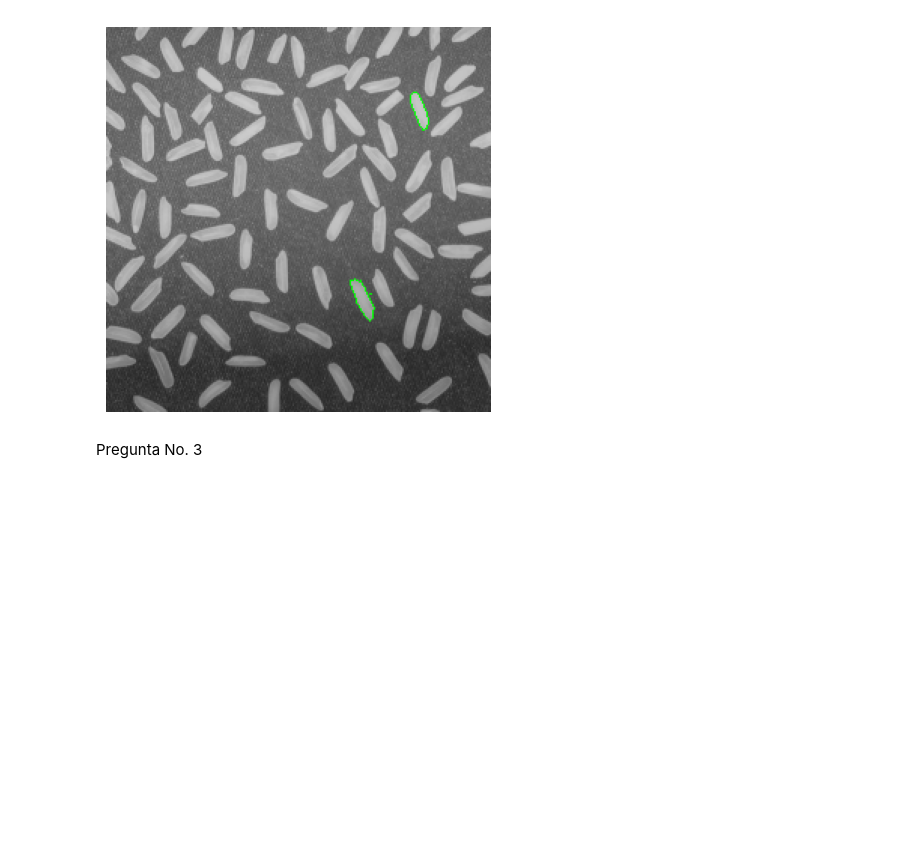
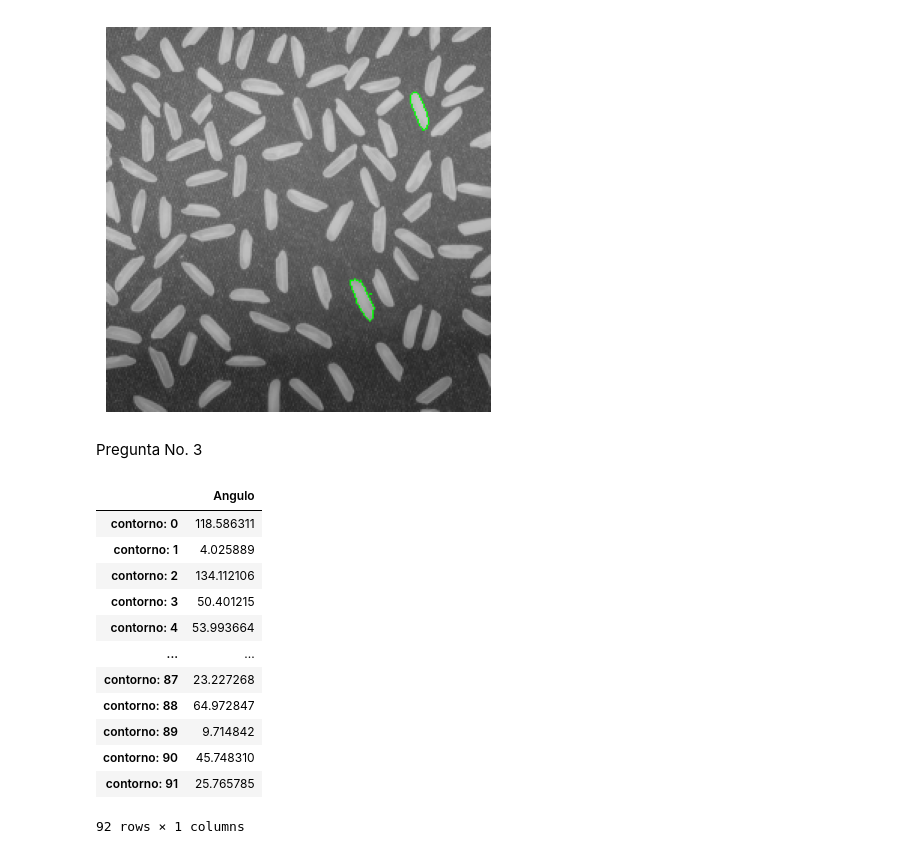
Before and after one commit to CarlosAlvarado-git/ComputerVision, a Jupyter notebook: contours_tutorial.ipynb, the cells around one changed output. Cells and saved outputs as stored; diff of their text form; code cells hidden in the pictures; blank space fills up the shorter version.

```diff
--- a/contours_tutorial.ipynb
+++ b/contours_tutorial.ipynb
@@ -332,0 +331,18 @@ for cnt in range(len(contorno)):
+# %%
+contornos_angulos = contornos_angulos.transpose()
+contornos_angulos = contornos_angulos.rename(columns={0: 'Angulo'})
+contornos_angulos
+# %% [output]
+|  | Angulo |
+| contorno: 0 | 118.586311 |
+| contorno: 1 | 4.025889 |
+| contorno: 2 | 134.112106 |
+| contorno: 3 | 50.401215 |
+| contorno: 4 | 53.993664 |
+| ... | ... |
+| contorno: 87 | 23.227268 |
+| contorno: 88 | 64.972847 |
+| contorno: 89 | 9.714842 |
+| contorno: 90 | 45.748310 |
+| contorno: 91 | 25.765785 |
+92 rows × 1 columns
```
Also changed, not shown: parts of 5 cells of this notebook.
